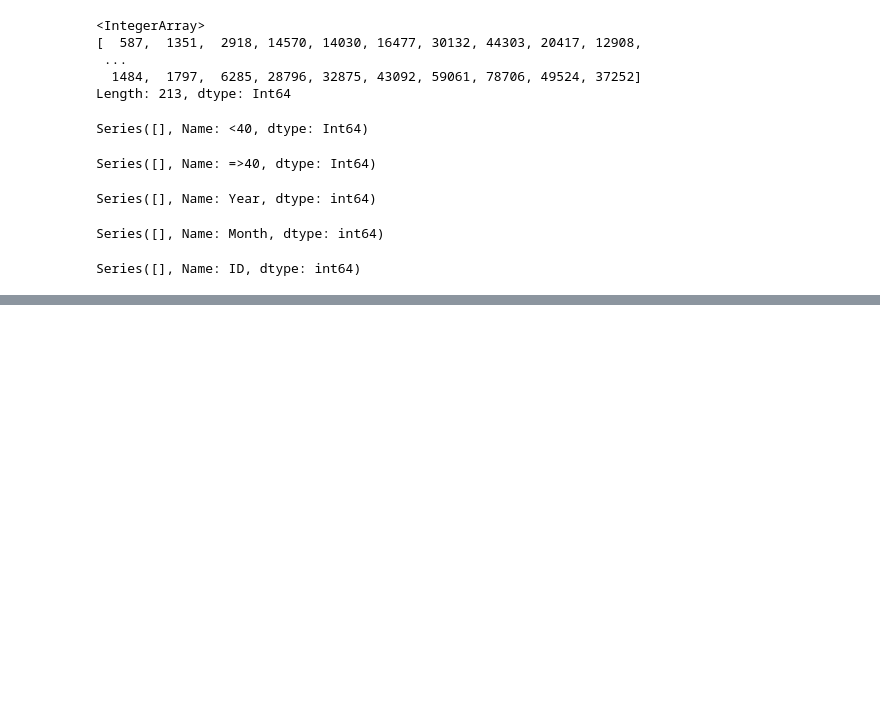
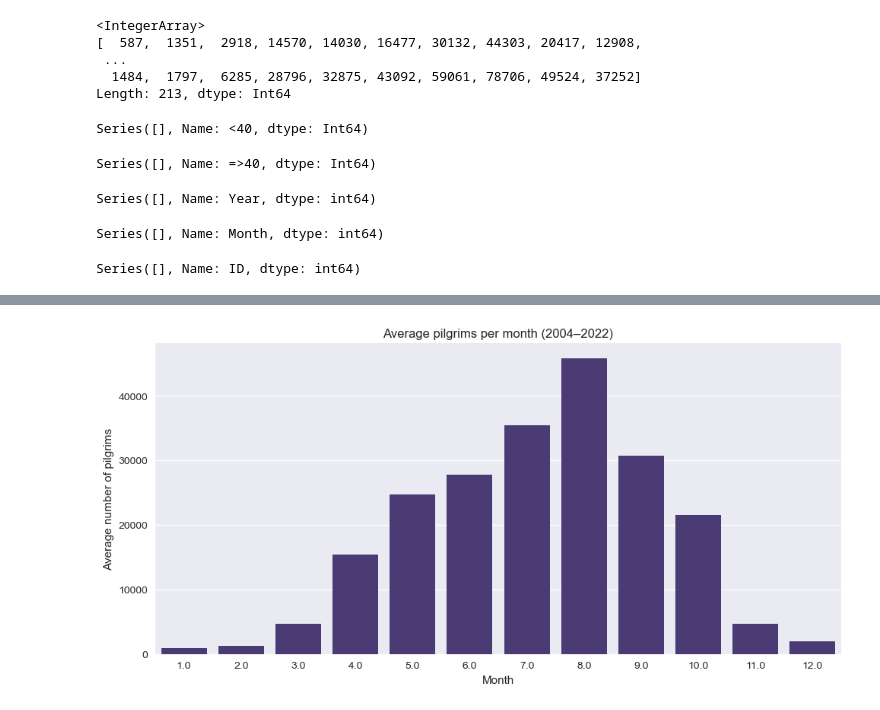
Before and after one commit to ArrimachNasser/Camino_Project, a Jupyter notebook: notebooks/camino_main.ipynb, the cells around one changed output, grey strips where cells are left out. Cells and saved outputs as stored; diff of their text form; code cells hidden in the pictures; blank space fills up the shorter version.

```diff
--- a/notebooks/camino_main.ipynb
+++ b/notebooks/camino_main.ipynb
@@ -662,0 +741,12 @@ Series([], Name: ID, dtype: int64)
+# %%
+monthly_mean = df.groupby("Month", as_index=False)["Total"].mean()
+
+plt.figure(figsize=(10,5))
+sns.barplot(data=monthly_mean, x="Month", y="Total")
+plt.title("Average pilgrims per month (2004–2022)")
+plt.ylabel("Average number of pilgrims")
+plt.xlabel("Month")
+plt.tight_layout()
+plt.show()
+# %% [output]
+[figure, added]
```
Also changed, not shown: parts of 24 cells of this notebook, 13 other files.
